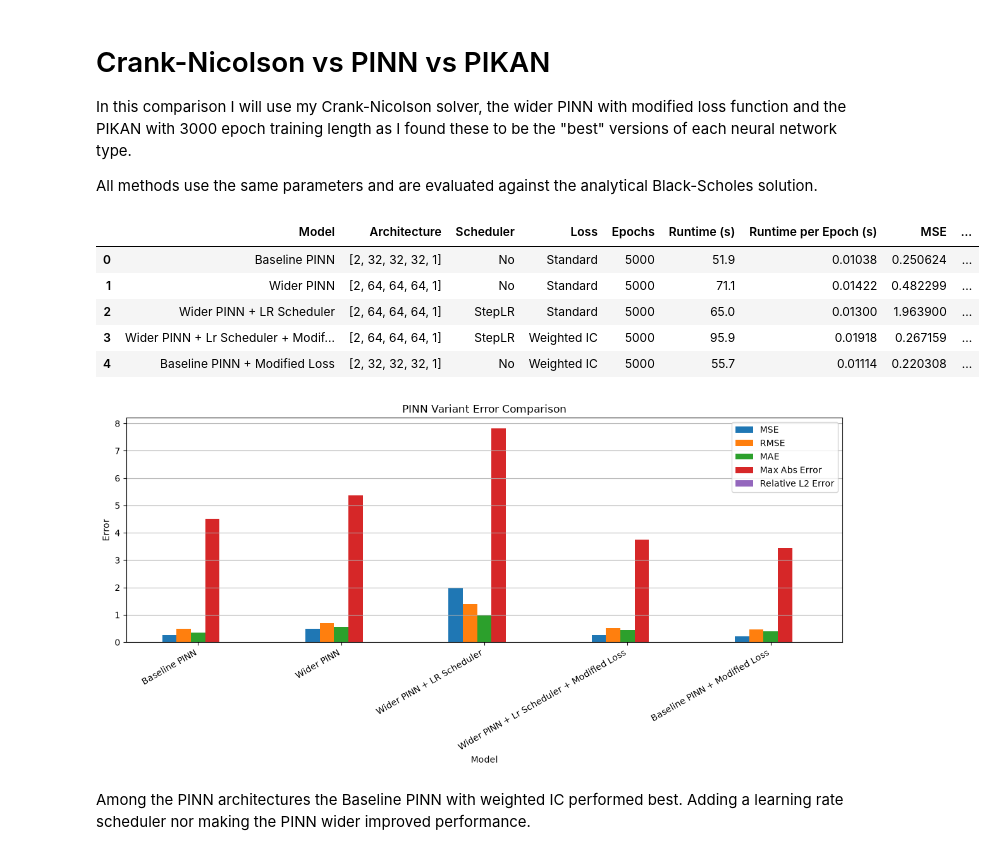
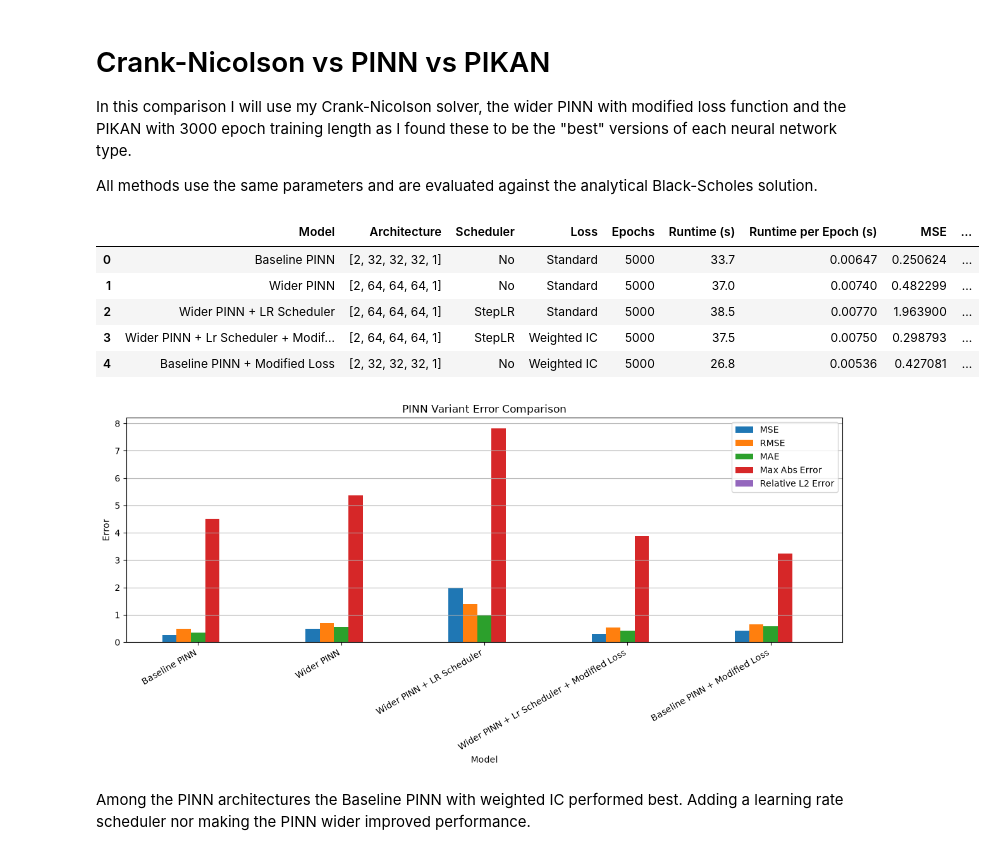
Before and after one commit to dylan-sinnott/black-scholes-pinn-pikan-benchmark, a Jupyter notebook: notebooks/05_comparison.ipynb, the cells around one changed output. Saved outputs shown, nothing was run; the diff lists cells and outputs as text; code cells hidden in the pictures.

Commit message:
Ran notebooks, saved figures and tables

```diff
--- a/notebooks/05_comparison.ipynb
+++ b/notebooks/05_comparison.ipynb
@@ -27,8 +27,8 @@ pinn_results = pd.DataFrame([
         "Scheduler": "No",
         "Loss": "Standard",
         "Epochs": 5000,
-        "Runtime (s)": 51.9,
-        "Runtime per Epoch (s)": 0.01038,
+        "Runtime (s)": 33.7,
+        "Runtime per Epoch (s)": 0.00647,
         "MSE": 0.250624,
         "RMSE": 0.500623,
         "MAE": 0.363268,
@@ -41,8 +41,8 @@ pinn_results = pd.DataFrame([
         "Scheduler": "No",
         "Loss": "Standard",
         "Epochs": 5000,
-        "Runtime (s)": 71.1,
-        "Runtime per Epoch (s)": 0.01422,
+        "Runtime (s)": 37.0,
+        "Runtime per Epoch (s)": 0.0074,
         "MSE": 	0.482299,
         "RMSE": 0.694477,
         "MAE": 0.562019,
@@ -54,54 +54,54 @@ pinn_results = pd.DataFrame([
         "Architecture": "[2, 64, 64, 64, 1]",
         "Scheduler": "StepLR",
         "Loss": "Standard",
         "Epochs": 5000,
-        "Runtime (s)": 65,
-        "Runtime per Epoch (s)": 0.013,
+        "Runtime (s)": 38.5,
+        "Runtime per Epoch (s)": 0.0077,
         "MSE": 1.963900,
         "RMSE": 1.401392,
         "MAE": 0.992939,
         "Max Abs Error": 7.813058,
         "Relative L2 Error": 0.014500,
     },
     {
         "Model": "Wider PINN + Lr Scheduler + Modified Loss",
         "Architecture": "[2, 64, 64, 64, 1]",
         "Scheduler": "StepLR",
         "Loss": "Weighted IC",
         "Epochs": 5000,
-        "Runtime (s)": 95.9,
-        "Runtime per Epoch (s)": 0.01918,
-        "MSE": 0.267159,
-        "RMSE": 0.516874,
-        "MAE": 0.447378,
-        "Max Abs Error": 3.750791,
-        "Relative L2 Error": 0.005348,
+        "Runtime (s)": 37.5,
+        "Runtime per Epoch (s)": 0.0075,
+        "MSE": 0.298793,
+        "RMSE": 0.546620,
+        "MAE": 0.429870,
+        "Max Abs Error": 3.887356,
+        "Relative L2 Error": 0.005656,
     },
 
     {
         "Model": "Baseline PINN + Modified Loss",
         "Architecture": "[2, 32, 32, 32, 1]",
         "Scheduler": "No",
         "Loss": "Weighted IC",
         "Epochs": 5000,
-        "Runtime (s)": 55.7,
-        "Runtime per Epoch (s)": 0.01114,
-        "MSE": 0.220308,
-        "RMSE": 0.469370,
-        "MAE": 0.387819,
-        "Max Abs Error": 3.454764,
-        "Relative L2 Error": 0.004857,
+        "Runtime (s)": 26.8,
+        "Runtime per Epoch (s)": 0.00536,
+        "MSE": 0.427081,
+        "RMSE": 0.653515,
+        "MAE": 0.590918,
+        "Max Abs Error": 3.244408,
+        "Relative L2 Error": 0.006762,
     }
 ])
 
 pinn_results
 # %% [output]
 |  | Model | Architecture | Scheduler | Loss | Epochs | Runtime (s) | Runtime per Epoch (s) | MSE | ... |
-| 0 | Baseline PINN | [2, 32, 32, 32, 1] | No | Standard | 5000 | 51.9 | 0.01038 | 0.250624 | ... |
-| 1 | Wider PINN | [2, 64, 64, 64, 1] | No | Standard | 5000 | 71.1 | 0.01422 | 0.482299 | ... |
-| 2 | Wider PINN + LR Scheduler | [2, 64, 64, 64, 1] | StepLR | Standard | 5000 | 65.0 | 0.01300 | 1.963900 | ... |
-| 3 | Wider PINN + Lr Scheduler + Modif... | [2, 64, 64, 64, 1] | StepLR | Weighted IC | 5000 | 95.9 | 0.01918 | 0.267159 | ... |
-| 4 | Baseline PINN + Modified Loss | [2, 32, 32, 32, 1] | No | Weighted IC | 5000 | 55.7 | 0.01114 | 0.220308 | ... |
+| 0 | Baseline PINN | [2, 32, 32, 32, 1] | No | Standard | 5000 | 33.7 | 0.00647 | 0.250624 | ... |
+| 1 | Wider PINN | [2, 64, 64, 64, 1] | No | Standard | 5000 | 37.0 | 0.00740 | 0.482299 | ... |
+| 2 | Wider PINN + LR Scheduler | [2, 64, 64, 64, 1] | StepLR | Standard | 5000 | 38.5 | 0.00770 | 1.963900 | ... |
+| 3 | Wider PINN + Lr Scheduler + Modif... | [2, 64, 64, 64, 1] | StepLR | Weighted IC | 5000 | 37.5 | 0.00750 | 0.298793 | ... |
+| 4 | Baseline PINN + Modified Loss | [2, 32, 32, 32, 1] | No | Weighted IC | 5000 | 26.8 | 0.00536 | 0.427081 | ... |
 # %%
 # Saving this table.
 
@@ -143,7 +143,7 @@ plt.grid(axis="y")
 plt.tight_layout()
 plt.show()
 # %% [output]
-[figure, old version]
+[figure, new version]
 # %% [markdown]
 Among the PINN architectures the Baseline PINN with weighted IC performed best. Adding a learning rate scheduler nor making the PINN wider improved performance.
 # %%
```
Also changed, not shown: parts of 5 cells of this notebook, 17 other files.
